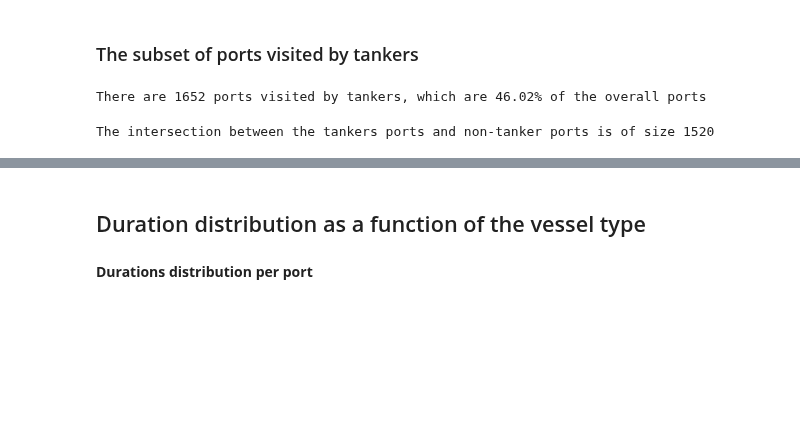
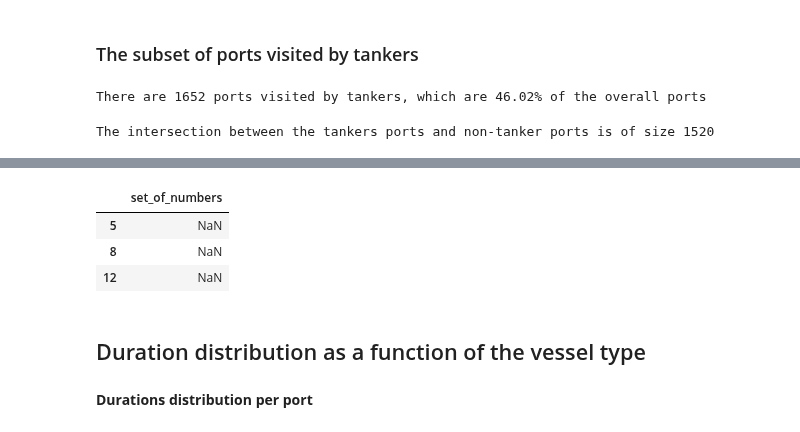
Before and after one commit to matanma/ML, a Jupyter notebook: WinWard/WinWard.ipynb, the cells around one changed output, grey strips where cells are left out. Cells and saved outputs as stored; diff of their text form; code cells hidden in the pictures; blank space fills up the shorter version.

```diff
--- a/WinWard/WinWard.ipynb
+++ b/WinWard/WinWard.ipynb
@@ -186,0 +298,4 @@ The intersection between the tankers ports and non-tanker ports is of size 1520
+# %%
+numbers = {'set_of_numbers': [1,2,3,4,5,np.nan,6,7,np.nan,8,9,10,np.nan]}
+df = pd.DataFrame(numbers,columns=['set_of_numbers'])
+print (df)
@@ -187,3 +317,10 @@ The intersection between the tankers ports and non-tanker ports is of size 1520
+# %%
+df[ df['set_of_numbers'].isnull() ]
+# %% [output]
+|  | set_of_numbers |
+| 5 | NaN |
+| 8 | NaN |
+| 12 | NaN |
 # %% [markdown]
 ## Duration distribution as a function of the vessel type ##
 # %% [markdown]
```
Also changed, not shown: parts of 21 cells of this notebook.
